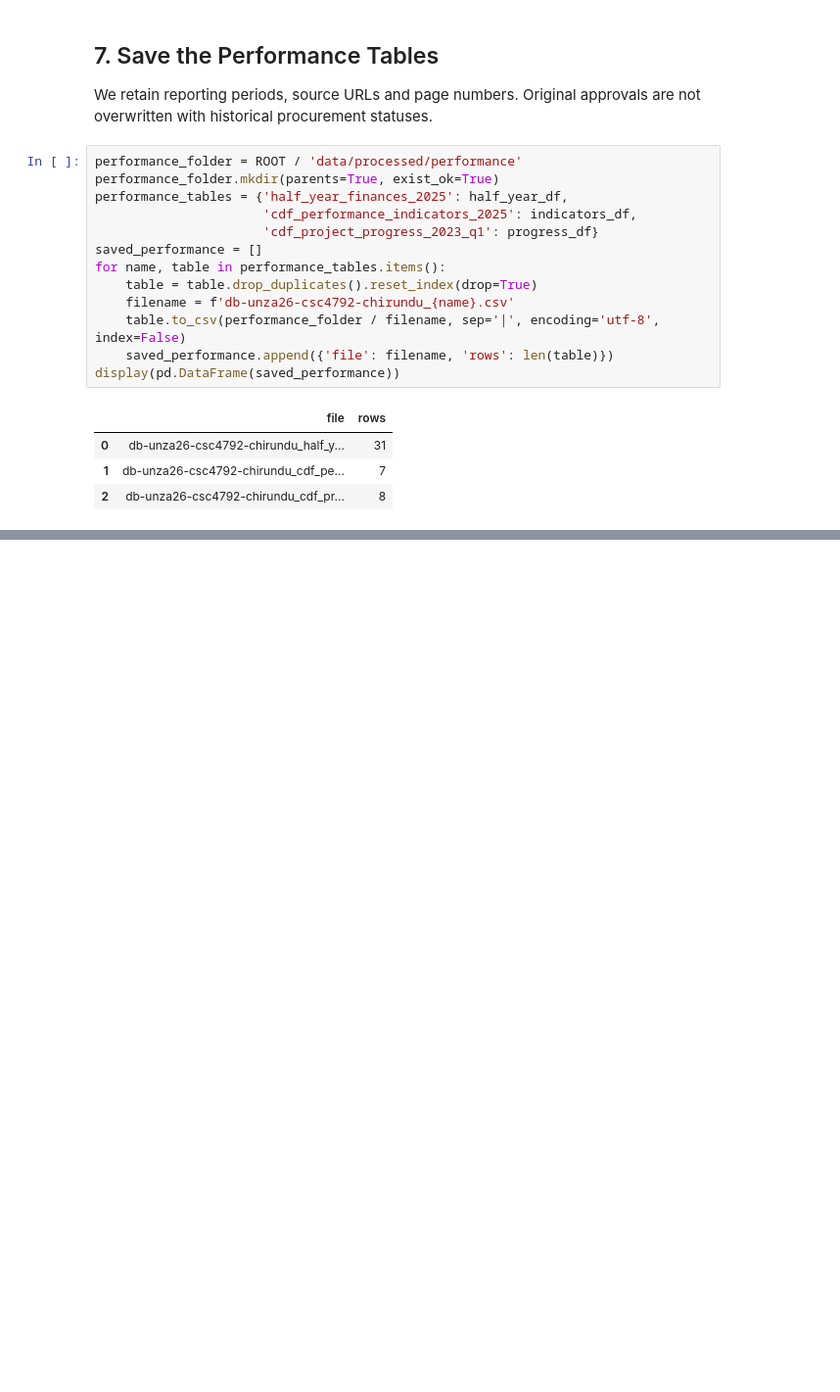
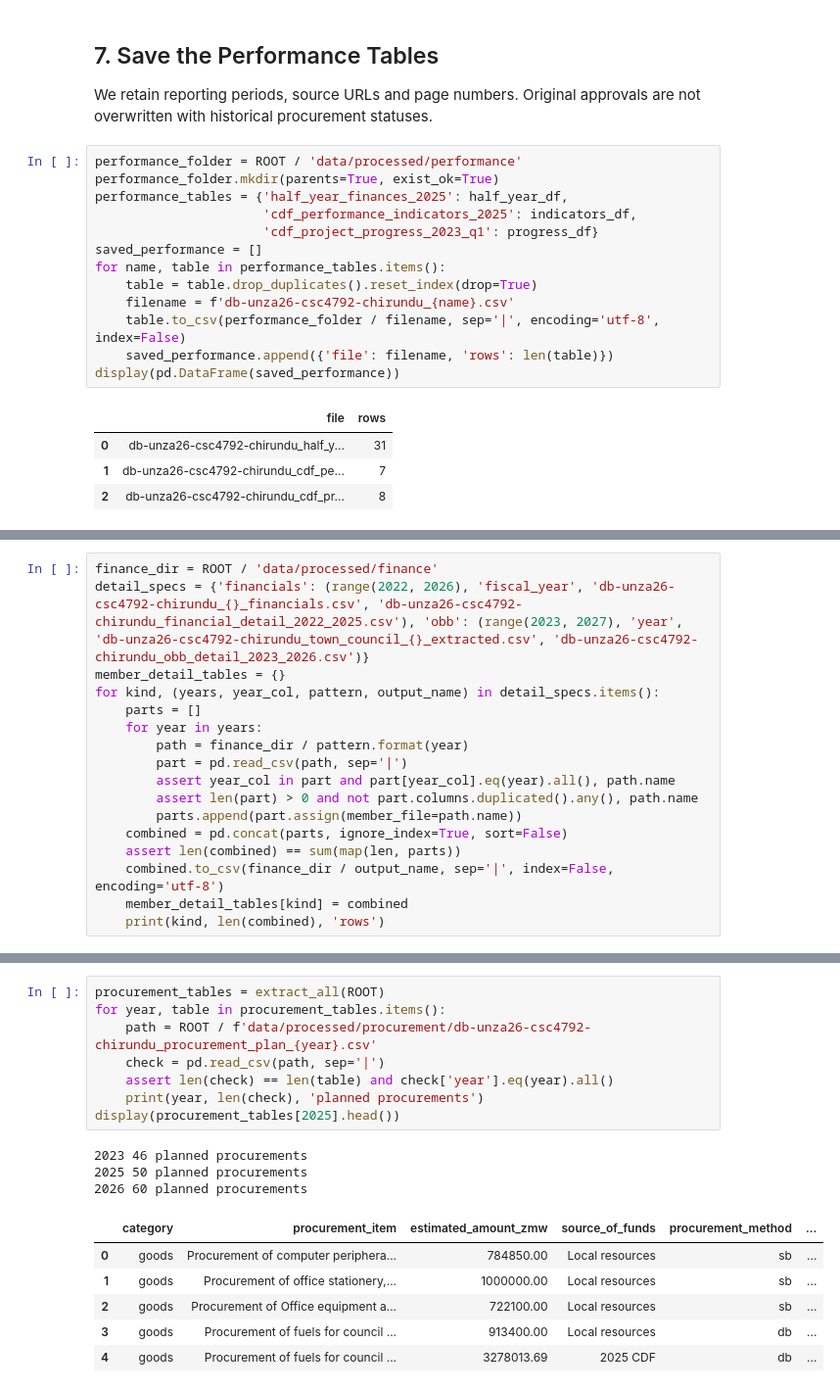
Before and after one commit to Arthur-Chipeta/chirundu-town-council-cdf-financial-dataset, a Jupyter notebook: notebooks/chirundu_cdf_project.ipynb, the cells around one changed output, grey strips where cells are left out. Shown at 98% size. Saved outputs shown, nothing was run; the diff lists cells and outputs as text; blank space fills up the shorter version.

```diff
--- a/notebooks/chirundu_cdf_project.ipynb
+++ b/notebooks/chirundu_cdf_project.ipynb
@@ -1155,0 +2501,17 @@ display(pd.DataFrame(saved_performance))
+# %%
+finance_dir = ROOT / 'data/processed/finance'
+detail_specs = {'financials': (range(2022, 2026), 'fiscal_year', 'db-unza26-csc4792-chirundu_{}_financials.csv', 'db-unza26-csc4792-chirundu_financial_detail_2022_2025.csv'), 'obb': (range(2023, 2027), 'year', 'db-unza26-csc4792-chirundu_town_council_{}_extracted.csv', 'db-unza26-csc4792-chirundu_obb_detail_2023_2026.csv')}
+member_detail_tables = {}
+for kind, (years, year_col, pattern, output_name) in detail_specs.items():
+    parts = []
+    for year in years:
+        path = finance_dir / pattern.format(year)
+        part = pd.read_csv(path, sep='|')
+        assert year_col in part and part[year_col].eq(year).all(), path.name
+        assert len(part) > 0 and not part.columns.duplicated().any(), path.name
+        parts.append(part.assign(member_file=path.name))
+    combined = pd.concat(parts, ignore_index=True, sort=False)
+    assert len(combined) == sum(map(len, parts))
+    combined.to_csv(finance_dir / output_name, sep='|', index=False, encoding='utf-8')
+    member_detail_tables[kind] = combined
+    print(kind, len(combined), 'rows')
@@ -1155,0 +2727,18 @@ display(pd.DataFrame(saved_performance))
+# %%
+procurement_tables = extract_all(ROOT)
+for year, table in procurement_tables.items():
+    path = ROOT / f'data/processed/procurement/db-unza26-csc4792-chirundu_procurement_plan_{year}.csv'
+    check = pd.read_csv(path, sep='|')
+    assert len(check) == len(table) and check['year'].eq(year).all()
+    print(year, len(check), 'planned procurements')
+display(procurement_tables[2025].head())
+# %% [output]
+2023 46 planned procurements
+2025 50 planned procurements
+2026 60 planned procurements
+|  | category | procurement_item | estimated_amount_zmw | source_of_funds | procurement_method | ... |
+| 0 | goods | Procurement of computer periphera... | 784850.00 | Local resources | sb | ... |
+| 1 | goods | Procurement of office stationery,... | 1000000.00 | Local resources | sb | ... |
+| 2 | goods | Procurement of Office equipment a... | 722100.00 | Local resources | sb | ... |
+| 3 | goods | Procurement of fuels for council ... | 913400.00 | Local resources | db | ... |
+| 4 | goods | Procurement of fuels for council ... | 3278013.69 | 2025 CDF | db | ... |
```
Also changed, not shown: parts of 23 cells of this notebook, 43 other files.
